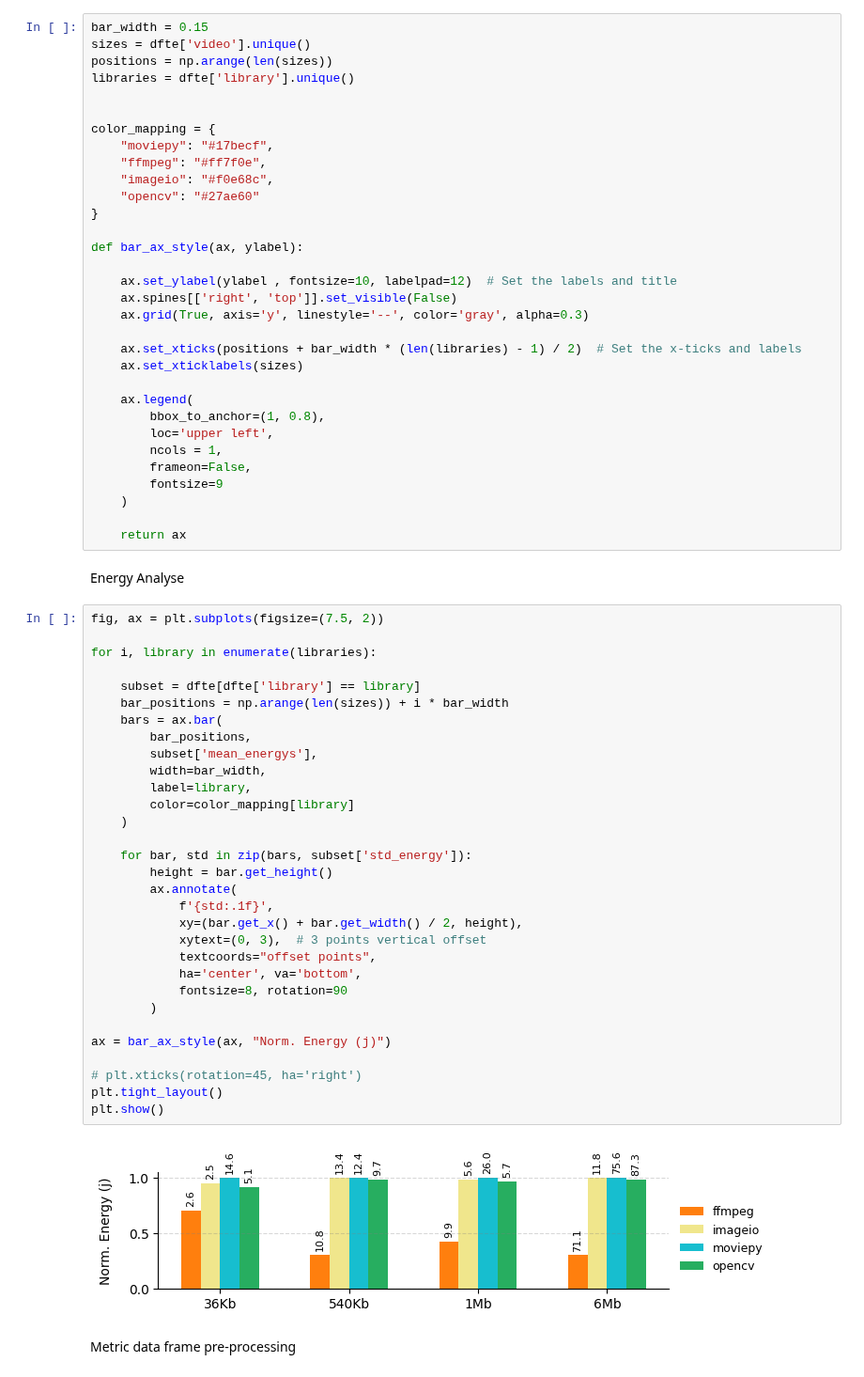
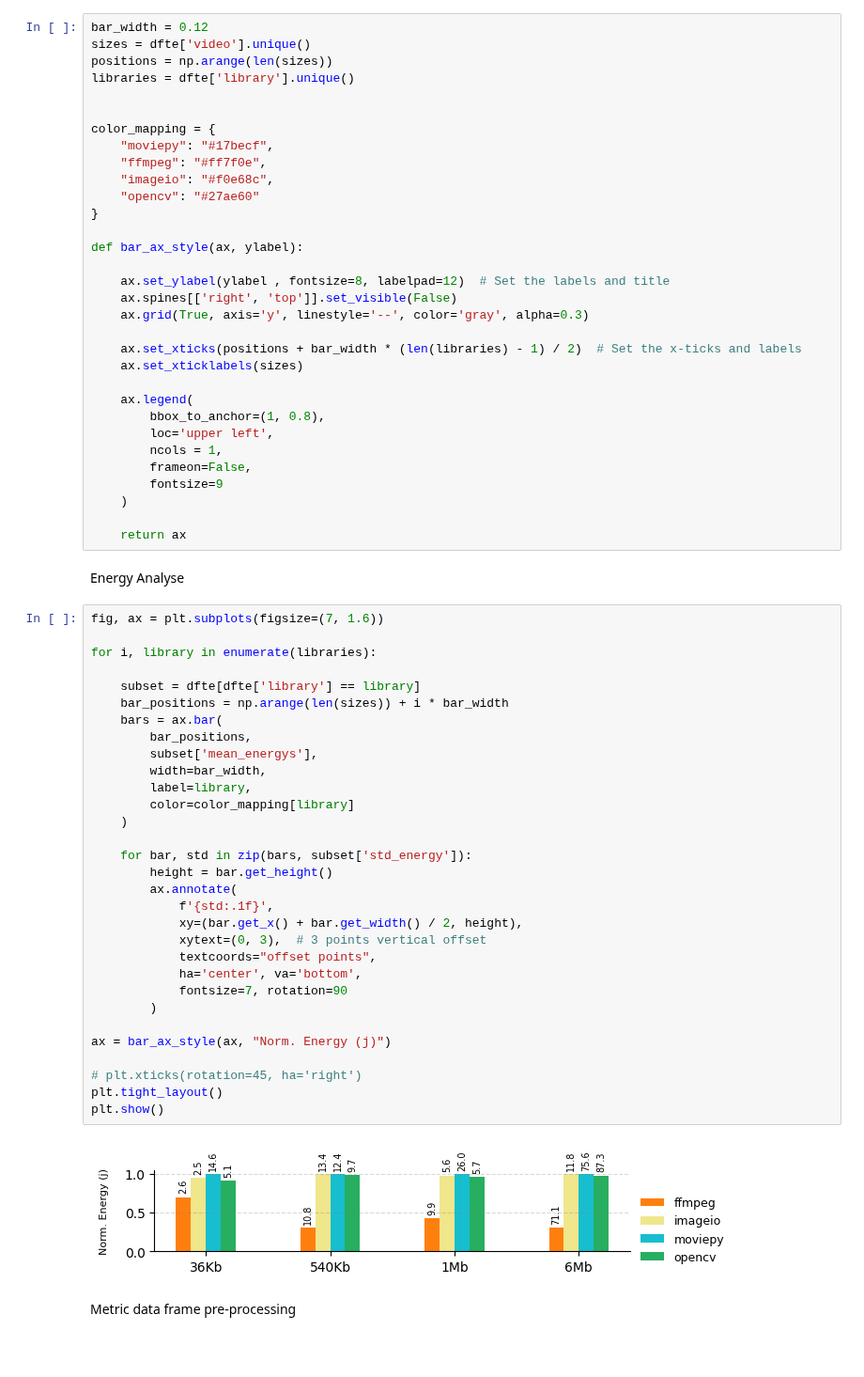
Before and after one commit to donaldonana/FaaS-Benchmark, a Jupyter notebook: video-processing/VideoProc.ipynb, the cells around one changed output. Shown at 94% size. Drawn from its saved outputs; the diff is of its cells as text; blank space fills up the shorter version.

```diff
--- a/video-processing/VideoProc.ipynb
+++ b/video-processing/VideoProc.ipynb
@@ -47,7 +47,7 @@ sizes = dfte['video'].unique()
 # %% [markdown]
 Bar plot params setting
 # %%
-bar_width = 0.15
+bar_width = 0.12
 sizes = dfte['video'].unique()
 positions = np.arange(len(sizes))
 libraries = dfte['library'].unique()
@@ -62,7 +62,7 @@ color_mapping = {
 
 def bar_ax_style(ax, ylabel):
 
-    ax.set_ylabel(ylabel , fontsize=10, labelpad=12)  # Set the labels and title
+    ax.set_ylabel(ylabel , fontsize=8, labelpad=12)  # Set the labels and title
     ax.spines[['right', 'top']].set_visible(False)
     ax.grid(True, axis='y', linestyle='--', color='gray', alpha=0.3)
 
@@ -81,38 +81,38 @@ def bar_ax_style(ax, ylabel):
 # %% [markdown]
 Energy Analyse
 # %%
-fig, ax = plt.subplots(figsize=(7.5, 2))
+fig, ax = plt.subplots(figsize=(7, 1.6))
 
 for i, library in enumerate(libraries):
 
     subset = dfte[dfte['library'] == library]
     bar_positions = np.arange(len(sizes)) + i * bar_width
     bars = ax.bar(
         bar_positions,
         subset['mean_energys'],
         width=bar_width,
         label=library,
         color=color_mapping[library]
     )
 
     for bar, std in zip(bars, subset['std_energy']):
         height = bar.get_height()
         ax.annotate(
             f'{std:.1f}',
             xy=(bar.get_x() + bar.get_width() / 2, height),
             xytext=(0, 3),  # 3 points vertical offset
             textcoords="offset points",
             ha='center', va='bottom',
-            fontsize=8, rotation=90
+            fontsize=7, rotation=90
         )
 
 ax = bar_ax_style(ax, "Norm. Energy (j)")
 
 # plt.xticks(rotation=45, ha='right')
 plt.tight_layout()
 plt.show()
 # %% [output]
-[figure, old version]
+[figure, new version]
 # %% [markdown]
 Metric data frame pre-processing
 # %%
```
Also changed, not shown: parts of 3 cells of this notebook, 5 other files.
